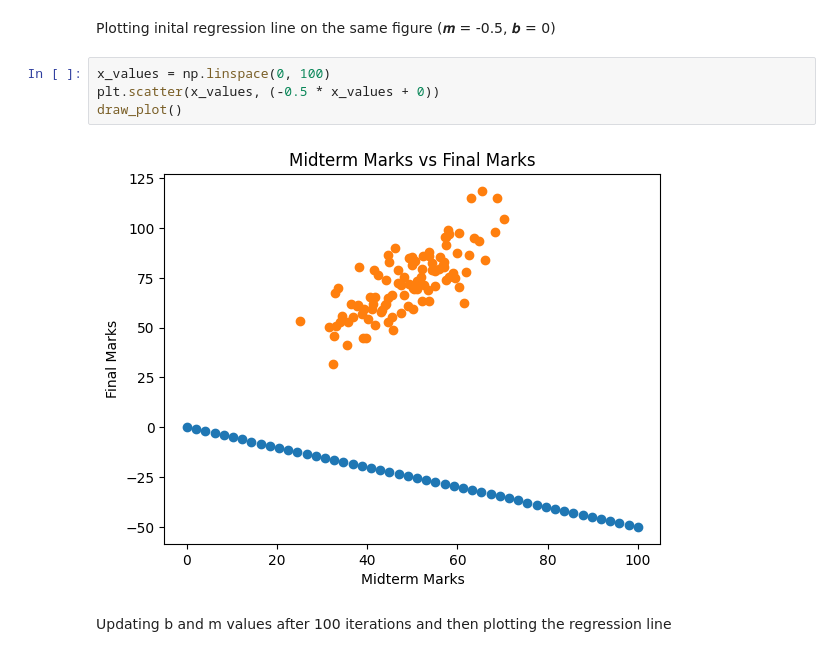
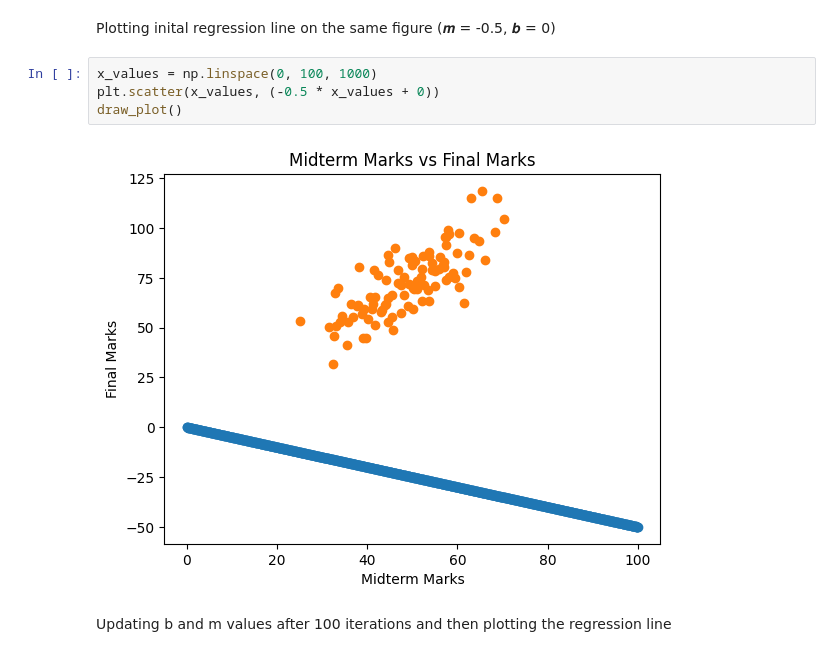
Before and after one commit to Yadu-M/ELE-888, a Jupyter notebook: lab1.ipynb, the cells around one changed output. Saved outputs shown, nothing was run; the diff lists cells and outputs as text.

```diff
--- a/lab1.ipynb
+++ b/lab1.ipynb
@@ -61,11 +74,11 @@ draw_plot()
 # %% [markdown]
 Plotting inital regression line on the same figure (𝒎 = -0.5, 𝒃 = 0)
 # %%
-x_values = np.linspace(0, 100)
+x_values = np.linspace(0, 100, 1000)
 plt.scatter(x_values, (-0.5 * x_values + 0))
 draw_plot()
 # %% [output]
-[figure, old version]
+[figure, new version]
 # %% [markdown]
 Updating b and m values after 100 iterations and then plotting the regression line
 # %%
```
Also changed, not shown: parts of 9 cells of this notebook, 1 other file.
